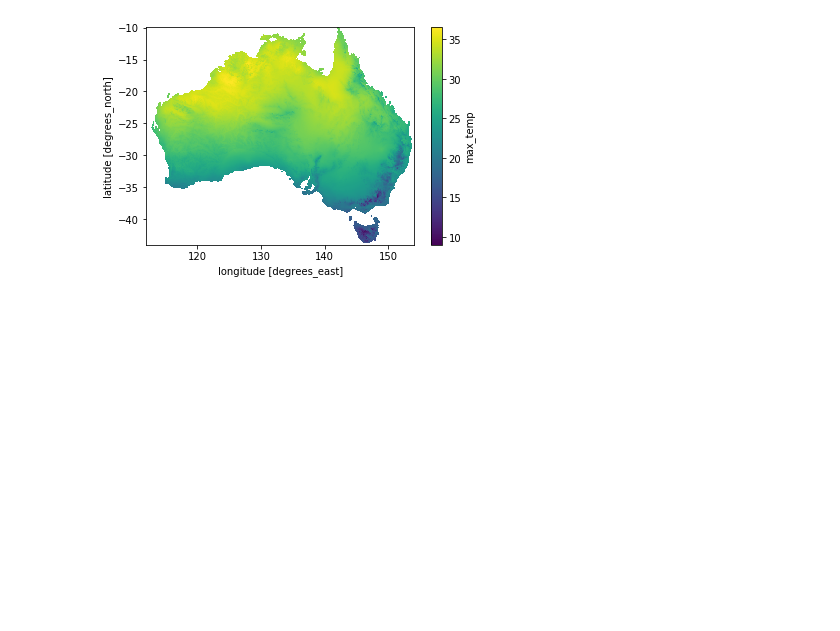
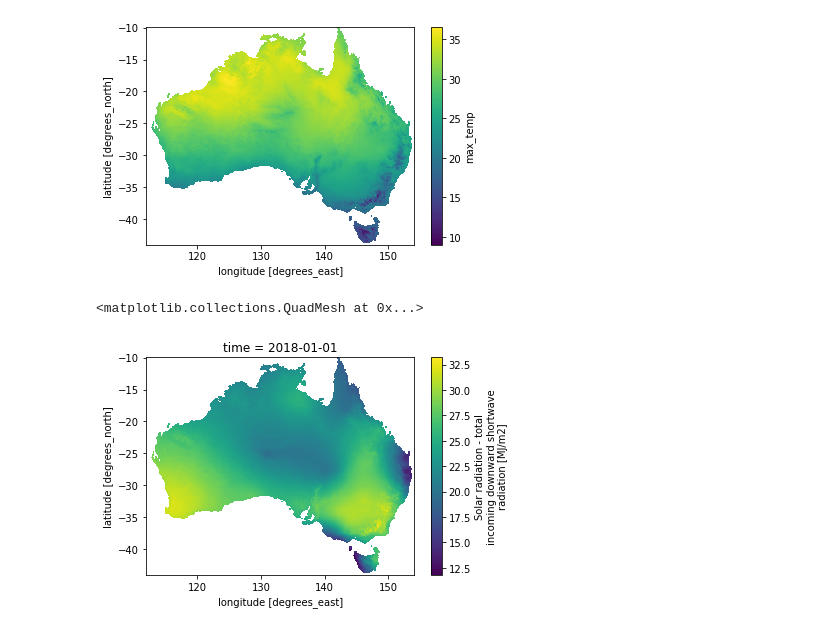
Before and after one commit to JJguri/bestiapop, a Jupyter notebook: sample_data/netcdf_exploration.ipynb, the cells around one changed output. Cells and saved outputs as stored; diff of their text form; code cells hidden in the pictures; blank space fills up the shorter version.

```diff
--- a/sample_data/netcdf_exploration.ipynb
+++ b/sample_data/netcdf_exploration.ipynb
@@ -153,3 +153,11 @@ value_array2015.max_temp.mean(dim=('time')).plot()
 # %% [output]
 <matplotlib.collections.QuadMesh at 0x...>
 [figure]
+# %%
+rad2018 = xr.open_dataset(r'D:\Netcdf\2018.radiation.nc')
+rad2019 = xr.open_dataset(r'D:\Netcdf\2019.radiation.nc')
+# %%
+rad2018.radiation[0,0:,0:].plot(yincrease=True)
+# %% [output]
+<matplotlib.collections.QuadMesh at 0x...>
+[figure, added]
```
Also changed, not shown: parts of 3 cells of this notebook, 1 other file.
